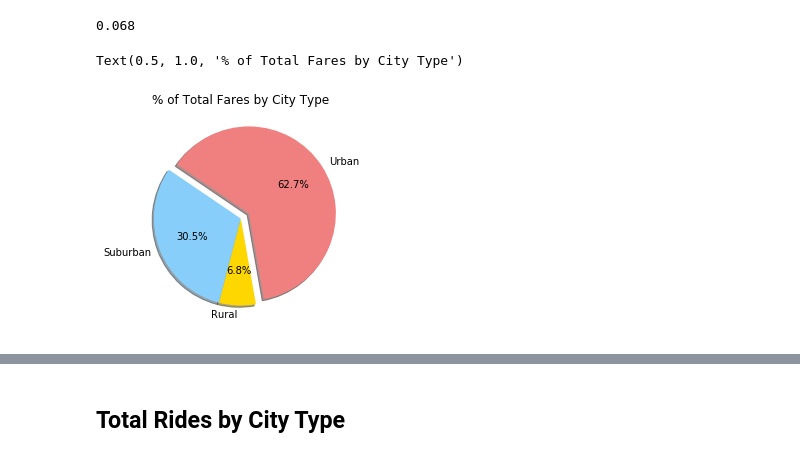
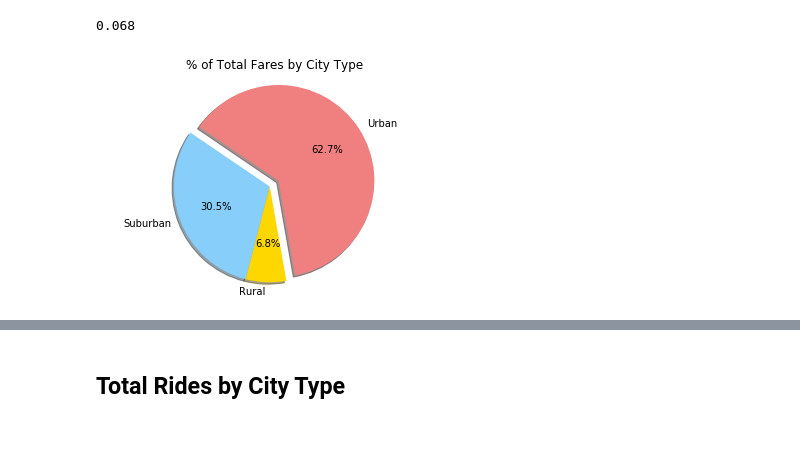
Before and after one commit to crfranch/matplotlib-challenge, a Jupyter notebook: 05-Matplotlib/Instructions/Pyber/pyber_starter.ipynb, the cells around one changed output, grey strips where cells are left out. Cells and saved outputs as stored; diff of their text form; code cells hidden in the pictures.

```diff
--- a/05-Matplotlib/Instructions/Pyber/pyber_starter.ipynb
+++ b/05-Matplotlib/Instructions/Pyber/pyber_starter.ipynb
@@ -108,27 +108,29 @@ Rural_driver_count.round(3)
 # %%
 # Create Components of a Pie Chart
 
 # Labels for the sections of our pie chart
 labels = ["Urban", "Suburban", "Rural"]
 
 # The values of each section of the pie chart
 sizes = [Urban_driver_count, Suburban_driver_count, Rural_driver_count]
 
 # The colors of each section of the pie chart
 colors = ["lightcoral", "lightskyblue", "gold"]
 
 # Tells matplotlib to seperate the "Python" section from the others
 explode = [0.11, 0, 0]
 
 # Assemble Pie Chart Components
 plt.pie(sizes, explode=explode, labels=labels, colors=colors,
         autopct="%1.1f%%", shadow=True, startangle=280)
 plt.title("% of Total Fares by City Type")
 
+plt.axis("equal")
+
 # Save Figure
+plt.savefig("pyber_Total_Fares_Pie.png")
 # %% [output]
-Text(0.5, 1.0, '% of Total Fares by City Type')
-[figure, old version]
+[figure, new version]
 # %%
 # Show Figure
 plt.show()
```
Also changed, not shown: parts of 8 cells of this notebook, 3 other files.
